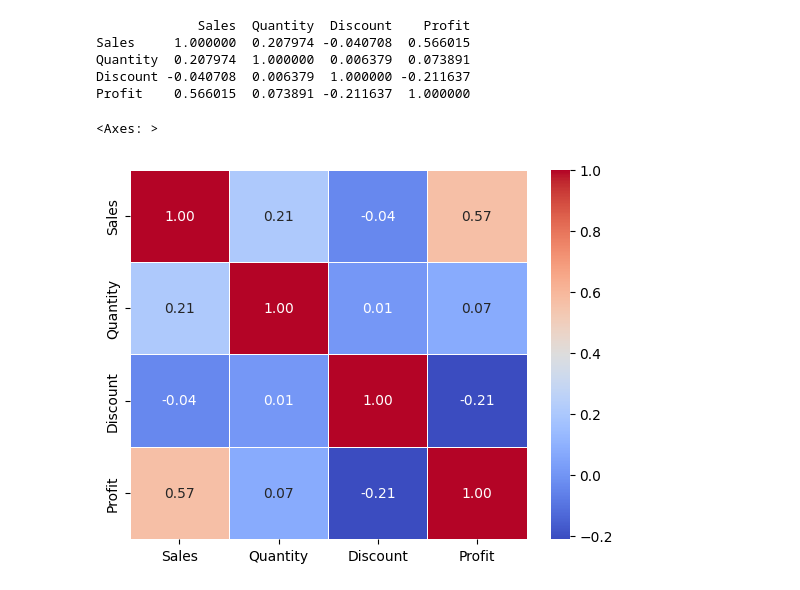
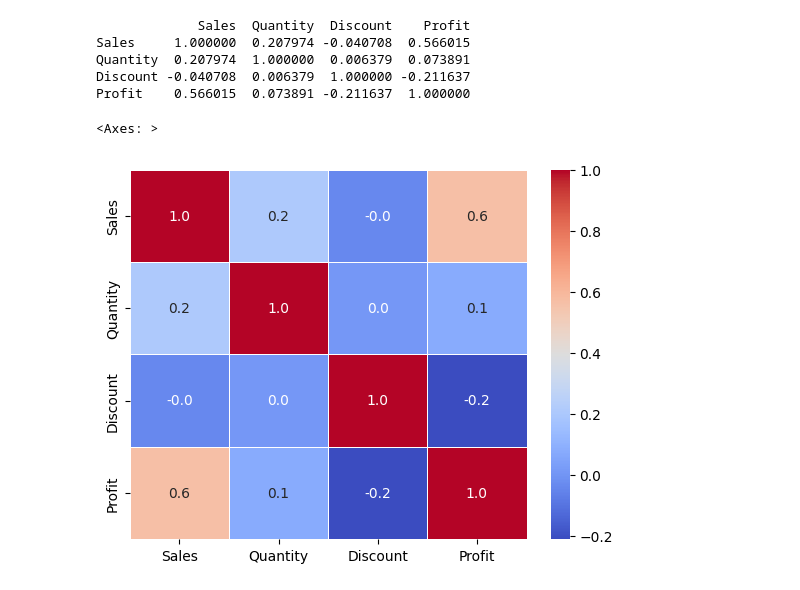
Before and after one commit to engmohamedsalah/AIMaster-Training, a Jupyter notebook: Building_an_AI_based_Application.ipynb, the cells around one changed output. Cells and saved outputs as stored; diff of their text form; code cells hidden in the pictures.

```diff
--- a/Building_an_AI_based_Application.ipynb
+++ b/Building_an_AI_based_Application.ipynb
@@ -288,7 +288,7 @@ Quantity  0.207974  1.000000  0.006379  0.073891
 Discount -0.040708  0.006379  1.000000 -0.211637
 Profit    0.566015  0.073891 -0.211637  1.000000
 # %%
-sns.heatmap(correlation_matrix, annot=True, cmap='coolwarm', fmt='.2f', linewidths=.5)
+sns.heatmap(correlation_matrix, annot=True, cmap='coolwarm', fmt='.1f', linewidths=.5)
 # %% [output]
 <Axes: >
-[figure, old version]
+[figure, new version]
```
Also changed, not shown: parts of 2 cells of this notebook.
